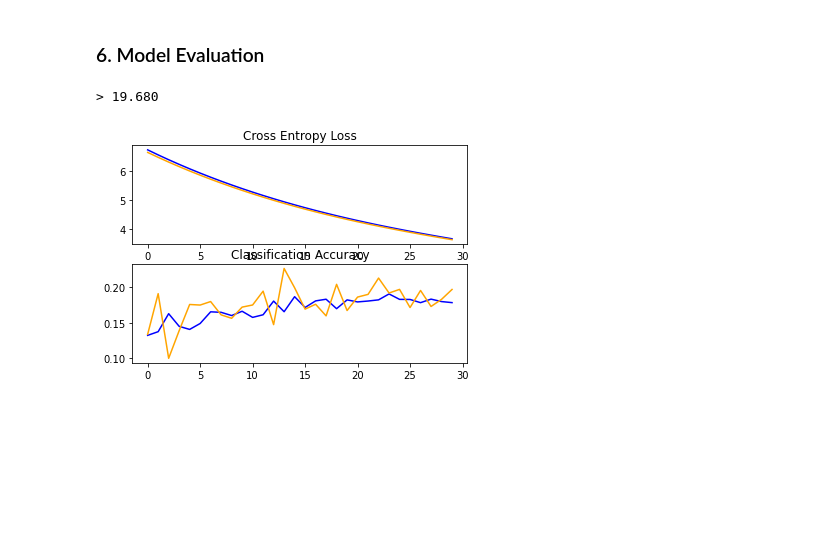
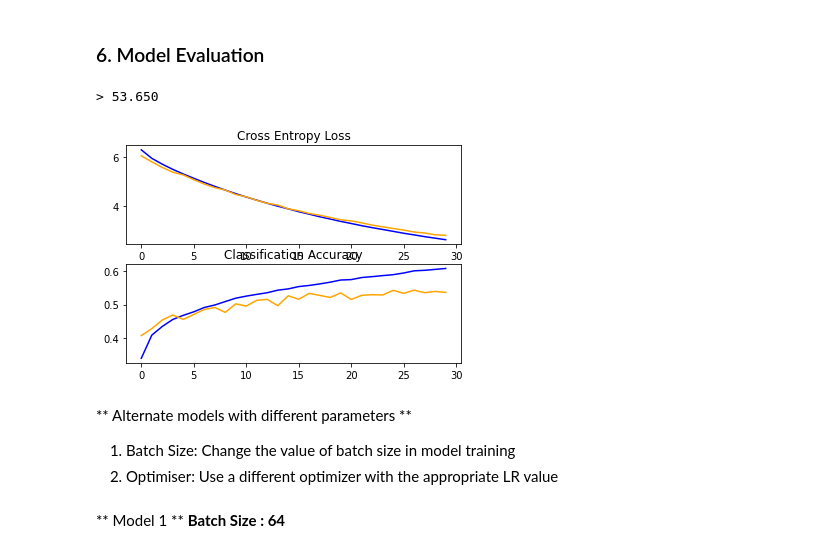
Before and after one commit to kk-ecu/MachineLearning, a Jupyter notebook: 06_CIFAR-10.ipynb, the cells around one changed output. Saved outputs shown, nothing was run; the diff lists cells and outputs as text; code cells hidden in the pictures; blank space fills up the shorter version.

```diff
--- a/06_CIFAR-10.ipynb
+++ b/06_CIFAR-10.ipynb
@@ -113,7 +110,7 @@ The CIFAR-10 data-set has now been loaded and consists of 60,000 images and asso
 * Model - 1
 # %%
 # dropout in the input layer with weight constraint
-def define_model():
+def define_model1():
 	# create model
   model = Sequential()
   model.add(Flatten(input_shape=(32,32,3)))
@@ -141,3 +125,3 @@ def define_model():
 # %%
 # define model
-model = define_model()
+model1 = define_model1()
@@ -147,6 +129,6 @@ model = define_model()
 ### 5. Model Training
 # %%
 # fit model
-history = model.fit(x_train, y_train, epochs=30, batch_size=50, validation_data=(x_test, y_test), verbose=1)
+history1 = model1.fit(x_train, y_train, epochs=30, batch_size=50, validation_data=(x_test, y_test), verbose=1)
 # %% [output]
 Epoch 1/30
@@ -174,10 +156,10 @@ print(model)
 ### 6. Model Evaluation
 # %%
 # evaluate model
-_, acc = model.evaluate(x_test, y_test, verbose=0)
+_, acc = model1.evaluate(x_test, y_test, verbose=0)
 print('> %.3f' % (acc * 100.0))
 # %% [output]
-> 19.680
+> 53.650
 # %%
 # plot diagnostic learning curves
 def summarize_diagnostics(history):
@@ -198,6 +180,13 @@ def summarize_diagnostics(history):
 	#plt.savefig(filename + '_plot.png')
 # %%
 # learning curves
-summarize_diagnostics(history)
+summarize_diagnostics(history1)
 # %% [output]
-[figure, old version]
+[figure, new version]
+# %% [markdown]
+** Alternate models with different parameters **
+1. Batch Size: Change the value of batch size in model training
+2. Optimiser: Use a different optimizer with the appropriate LR value
+# %% [markdown]
+** Model 1 **
+</br><b>Batch Size : 64</b>
```
Also changed, not shown: parts of 17 cells of this notebook.
